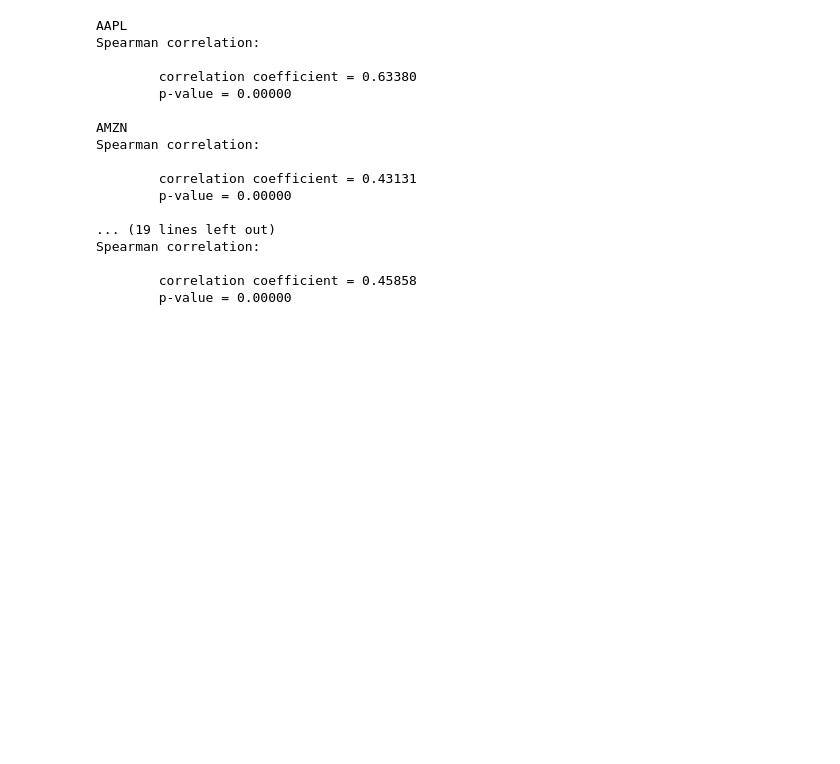
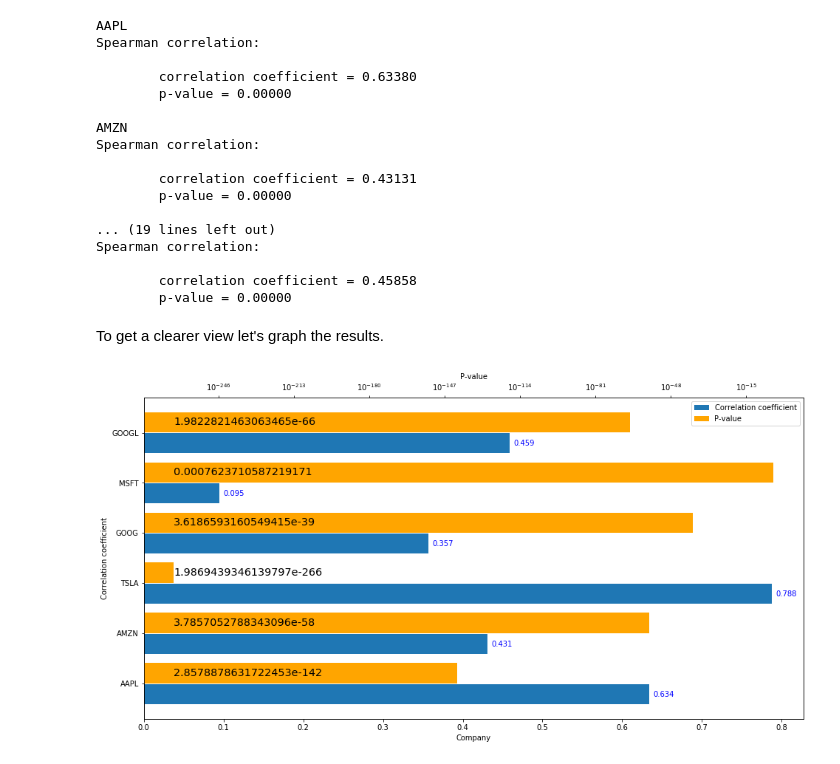
Before and after one commit to Kaloyan-Dimitrov/softuni-data-science-final-project, a Jupyter notebook: Tweets and a company's market value.ipynb, the cells around one changed output. Drawn from its saved outputs; the diff is of its cells as text; code cells hidden in the pictures; blank space fills up the shorter version.

Commit message:
Spearman correlation graph

```diff
--- a/Tweets and a company's market value.ipynb
+++ b/Tweets and a company's market value.ipynb
@@ -611,3 +611,48 @@ Spearman correlation:
 
         correlation coefficient = 0.45858
         p-value = 0.00000
+# %% [markdown]
+To get a clearer view let's graph the results.
+# %%
+def display_correlation_results(correlation_results):
+    p_values = correlation_results[:, 1]
+    correlations = correlation_results[:, 0]
+
+    y_axis = np.arange(len(tickers))
+
+    fig = plt.figure(figsize=(16, 8))
+    ax_corr = fig.add_subplot(label="Correlation coefficient")
+    ax_p = ax_corr.twiny()
+
+    # Display both variables in one chart by offsetting the bars' position
+    ax_corr.barh(y_axis - 0.21, correlations, 0.4, label="Correlation coefficient")
+    ax_p.barh(y_axis + 0.21, p_values, 0.4, label="P-value", color="orange")
+
+    for index, value in enumerate(correlations):
+        ax_corr.text(value + 0.005, index - 0.21, str(round(value, 3)), color='blue', size="medium", ha="left", va="center")
+
+    for index, value in enumerate(p_values):
+        ax_p.text(p_values.min(), index + 0.21, str(value), color='black', size="x-large", ha="left", va="center")
+
+
+    # Make the scale for the p-value logarithmic, because the values are too small
+    ax_p.set_xscale('log')
+
+    # Set proper chart labels
+    ax_corr.set_xlabel("Company")
+    ax_corr.set_ylabel("Correlation coefficient")
+    ax_p.set_xlabel("P-value")
+
+    # Create a legend
+    lines, labels = ax_corr.get_legend_handles_labels()
+    lines2, labels2 = ax_p.get_legend_handles_labels()
+    ax_corr.legend(lines + lines2, labels + labels2, loc=0)
+
+    # Set the x axis ticks
+    plt.yticks(ticks=y_axis, labels=tickers)
+
+    plt.show()
+# %%
+display_correlation_results(correlation_results)
+# %% [output]
+[figure, added]
```
Also changed, not shown: parts of 1 cell of this notebook.
